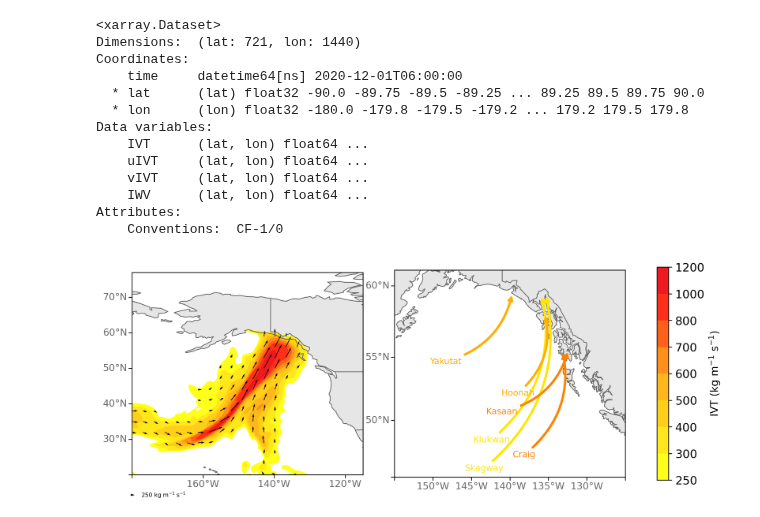
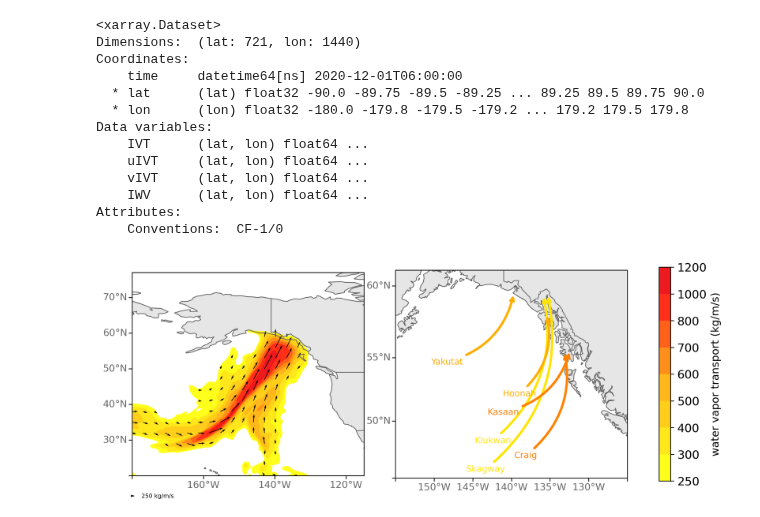
Before and after one commit to dlnash/SEAK_climatology, a Jupyter notebook: analysis/misc/schematic.ipynb, the cells around one changed output. Saved outputs shown, nothing was run; the diff lists cells and outputs as text; code cells hidden in the pictures.

```diff
--- a/analysis/misc/schematic.ipynb
+++ b/analysis/misc/schematic.ipynb
@@ -129,7 +129,7 @@ Q = ax.quiver(lons, lats, uvec_mask, vvec_mask, transform=datacrs,
           angles='xy', scale_units='xy', scale=250, units='xy')
 
 # quiver key
-qk = ax.quiverkey(Q, 0.01, -0.1, 250, '250 kg m$^{-1}$ s$^{-1}$', labelpos='E',
+qk = ax.quiverkey(Q, 0.01, -0.1, 250, '250 kg/m/s', labelpos='E',
                   coordinates='axes', fontproperties={'size': 6.0})
 
 ### second column plot - arrow schematic
@@ -143,32 +143,32 @@ ax = draw_basemap(ax, extent=ext, xticks=dx, yticks=dy,left_lats=True, right_lat
 # need this to fix annotate transform
 transform = datacrs._as_mpl_transform(ax)
 for j, (x,y) in enumerate(zip(xs,ys)):
     ## calculate the end x, y coordinate given the angle and distance from original point
     alpha = np.deg2rad(direction[j]+30.)
     d = distance[j]
     xx = x + (d * np.cos(alpha))
     yy = y + (d * np.sin(alpha))
     # FancyArrowPatch
     style = {'size': 9, 'color': colors[j], 'fontweight': 'normal'}
     ax.annotate(lbl1[j], # this is the text
            (x,y), # these are the coordinates of the arrow
             xytext=(xx, yy), # these are the coordinates of the text
             ha='center', # horizontal alignment can be left, right or center
             arrowprops={'arrowstyle':'-|>', 'connectionstyle':'arc3,rad=0.3', 'lw': 2.5, 'color': colors[j]},
             xycoords=transform,
             zorder=200,
             **style)
 
 
 # Add color bar
 cbax = plt.subplot(gs[0,-1]) # colorbar axis
 cb = Colorbar(ax = cbax, mappable = cf, orientation = 'vertical', ticklocation = 'right')
-cb.set_label('IVT (kg m$^{-1}$ s$^{-1}$)', fontsize=11)
+cb.set_label('water vapor transport (kg/m/s)', fontsize=11)
 cb.ax.tick_params(labelsize=12)
 
 fig.savefig('%s.%s' %(fname, fmt), bbox_inches='tight', dpi=fig.dpi)
 
 # Show
 plt.show()
 # %% [output]
-[figure, old version]
+[figure, new version]
```
Also changed, not shown: 6 other files.
